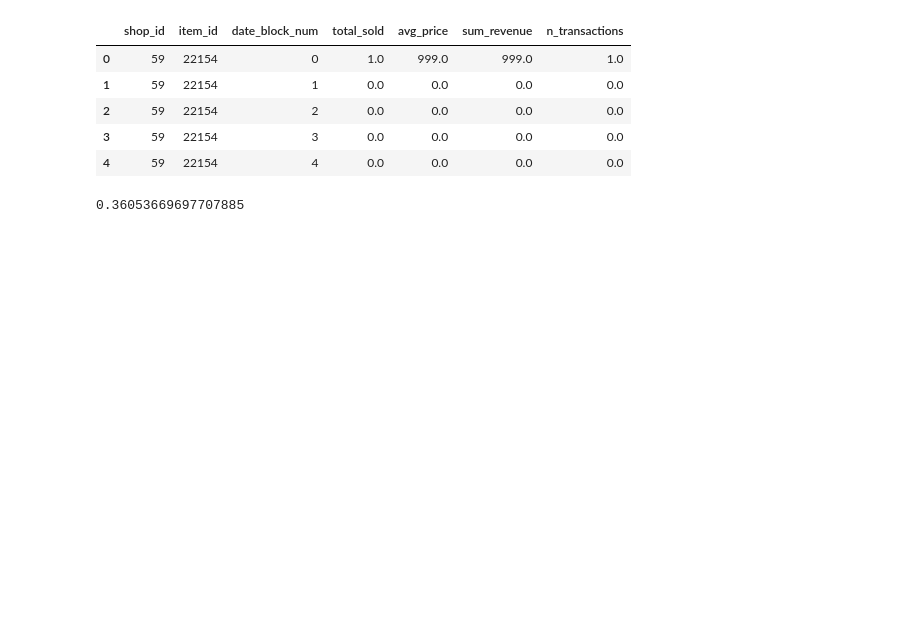
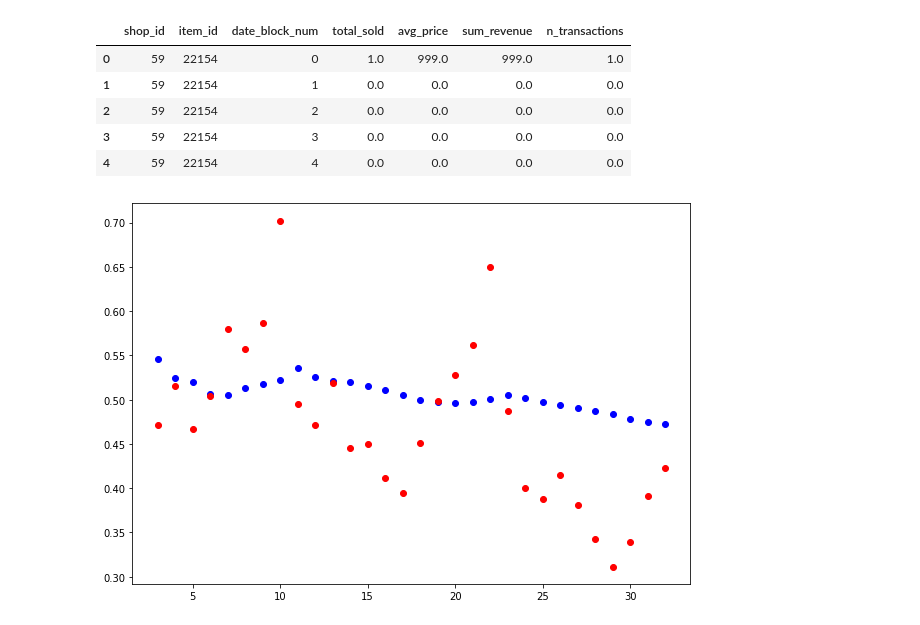
Before and after one commit to fridrichmrtn/hse-advanced-machine-learning, a Jupyter notebook: 02_competitive_data_science/wk06/feature_engineering.ipynb, the cells around one changed output. Cells and saved outputs as stored; diff of their text form; code cells hidden in the pictures; blank space fills up the shorter version.

Commit message:
Add simple performance bench.

```diff
--- a/02_competitive_data_science/wk06/feature_engineering.ipynb
+++ b/02_competitive_data_science/wk06/feature_engineering.ipynb
@@ -142,8 +139,8 @@ agg_sales_train["total_sold"] = agg_sales_train["total_sold"].\
 lags = [1,2,3,6,12]
 for l in lags:
     agg_sales_train["lag"+str(l)+"_total_sold"]=agg_sales_train["total_sold"].\
-        groupby([agg_sales_train.shop_id,agg_sales_train.item_id]).shift(l)
-agg_sales_train.fillna(0, inplace=True)
+        groupby([agg_sales_train.shop_id,agg_sales_train.item_id]).\
+            shift(l).fillna(0)
 
 # rolling window
 #win = [3,6]
@@ -153,28 +150,42 @@ agg_sales_train.fillna(0, inplace=True)
 #agg_sales_train.fillna(0, inplace=True)
 
 # cumsum on item-shop-month
-agg_sales_train["cumsum_cnt_item"] = agg_sales_train["total_sold"].\
+agg_sales_train["cumsum_total_sold"] = agg_sales_train["total_sold"].\
     groupby([agg_sales_train.shop_id,agg_sales_train.item_id]).cumsum()
 
 # price change on item-shop-month
-agg_sales_train["price_increase"]=agg_sales_train["avg_price"]/\
+agg_sales_train["price_increase"]=(agg_sales_train["avg_price"]/\
     agg_sales_train["avg_price"].groupby([agg_sales_train.shop_id,agg_sales_train.item_id]).\
-        shift(1).fillna(1).clip(0,10)
+        shift(1)).fillna(1).clip(0,10)
 # %%
 # item-month
 # %%
 # shop-month
 # %%
 # category-month
-# %%
-from lightgbm import LGBMRegressor
-
-target = "total_sold"
-features = [c!=target for c in agg_sales_train.columns]
-# tree bench
-gbm = LGBMRegressor()
-gbm.fit(agg_sales_train.loc[:,features],agg_sales_train.loc[:,target])
-# train rsme
-np.mean((gbm.predict(agg_sales_train.loc[:,features])-agg_sales_train.loc[:,target])**2)**(1/2)
-# %% [output]
-0.36053669697707885
+# %%
+
+target = "target"
+features = [c!=target for c in agg_sales_train.columns]
+# %%
+# fast tree bench
+from lightgbm import LGBMRegressor
+steps = range(1,31)
+rsme = []
+for step in steps:
+    last_block = agg_sales_train.date_block_num.max()-step
+    train = agg_sales_train[agg_sales_train.date_block_num<last_block]
+    test = agg_sales_train[agg_sales_train.date_block_num==last_block]
+    gbm = LGBMRegressor()
+    gbm.fit(train.loc[:,features], train.loc[:,target])
+    train_rsme = np.mean((gbm.predict(train.loc[:,features])-train.loc[:,target])**2)**(1/2)
+    test_rsme = np.mean((gbm.predict(test.loc[:,features])-test.loc[:,target])**2)**(1/2)
+    rsme.append((last_block, train_rsme, test_rsme))
+
+rmse = pd.DataFrame(rsme, columns=["test_block", "train_rmse","test_rmse"])
+# %%
+fig, ax = plt.subplots(1,1,figsize=(10,7))
+ax.scatter(x=rmse.test_block, y=rmse.train_rmse, c="blue");
+ax.scatter(x=rmse.test_block, y=rmse.test_rmse, c="red");
+# %% [output]
+[figure, added]
```
Also changed, not shown: parts of 3 cells of this notebook.
